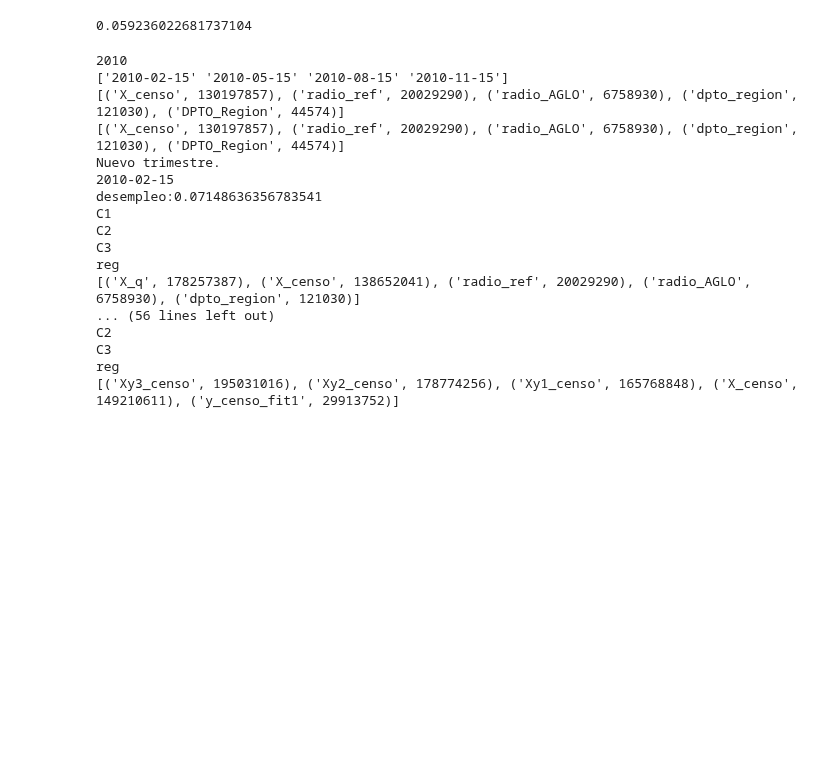
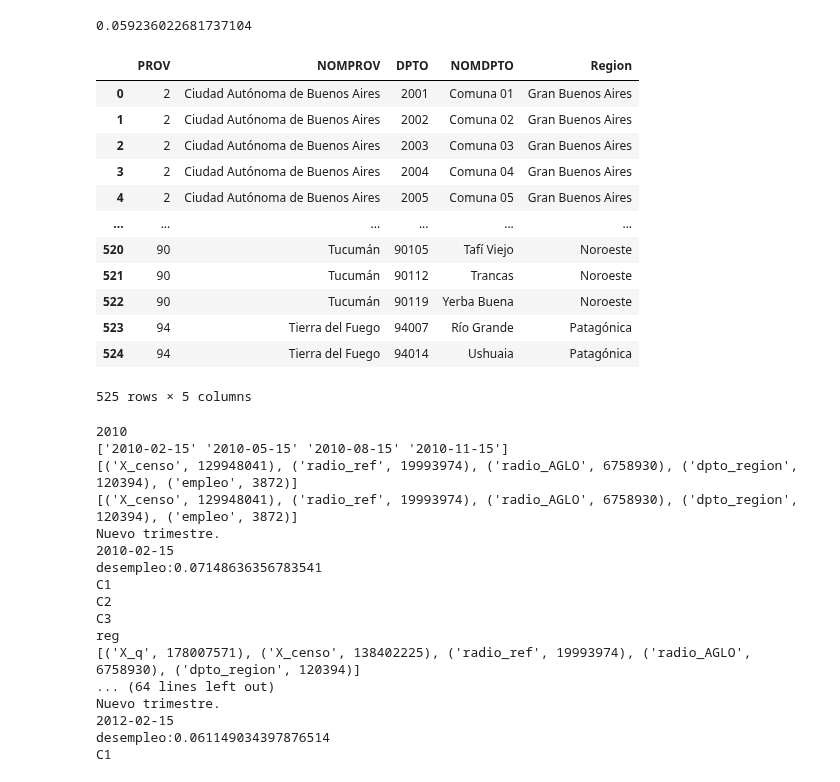
Before and after one commit to matuteiglesias/indice-pobreza-UBA, a Jupyter notebook: notebooks/02c - Predict using trained models- Empleo Trimestral.ipynb, the cells around one changed output. Saved outputs shown, nothing was run; the diff lists cells and outputs as text; code cells hidden in the pictures; blank space fills up the shorter version.

```diff
--- a/notebooks/02c - Predict using trained models- Empleo Trimestral.ipynb
+++ b/notebooks/02c - Predict using trained models- Empleo Trimestral.ipynb
@@ -219,6 +216,22 @@ Columnas ['PP07G1', 'PP07G2', 'PP07G3', 'PP07G4', 'PP07G_59', 'PP07H', 'PP07I',
 1174037/(18645609 + 1174037)
 # %% [output]
 0.059236022681737104
+# %%
+dpto_region
+# %% [output]
+|  | PROV | NOMPROV | DPTO | NOMDPTO | Region |
+| 0 | 2 | Ciudad Autónoma de Buenos Aires | 2001 | Comuna 01 | Gran Buenos Aires |
+| 1 | 2 | Ciudad Autónoma de Buenos Aires | 2002 | Comuna 02 | Gran Buenos Aires |
+| 2 | 2 | Ciudad Autónoma de Buenos Aires | 2003 | Comuna 03 | Gran Buenos Aires |
+| 3 | 2 | Ciudad Autónoma de Buenos Aires | 2004 | Comuna 04 | Gran Buenos Aires |
+| 4 | 2 | Ciudad Autónoma de Buenos Aires | 2005 | Comuna 05 | Gran Buenos Aires |
+| ... | ... | ... | ... | ... | ... |
+| 520 | 90 | Tucumán | 90105 | Tafí Viejo | Noroeste |
+| 521 | 90 | Tucumán | 90112 | Trancas | Noroeste |
+| 522 | 90 | Tucumán | 90119 | Yerba Buena | Noroeste |
+| 523 | 94 | Tierra del Fuego | 94007 | Río Grande | Patagónica |
+| 524 | 94 | Tierra del Fuego | 94014 | Ushuaia | Patagónica |
+525 rows × 5 columns
 # %%
 
 for yr in [str(s) for s in range(startyr, endyr)]:
@@ -235,7 +248,7 @@ for yr in [str(s) for s in range(startyr, endyr)]:
            'H13', 'P07', 'P08', 'P09', 'P10', 'P05']).fillna(0)
     X_censo = X_censo.rename(columns = {'IX_TOT_': 'IX_TOT'}) # temporal fix for a typo in samplear.py
 #       DPTO_Region = radio_ref[['DPTO', 'Region']].drop_duplicates()
-    X_censo = X_censo.merge(DPTO_Region)
+    X_censo = X_censo.merge(dpto_region[['DPTO', 'Region']])
 #     print(X_censo.merge(radio_ref[['RADIO_REF_ID', 'PROV']], how = 'left')['PROV'].nunique())
     X_censo = X_censo.merge(AGLO_rk[['AGLOMERADO', 'AGLO_rk']]).merge(Reg_rk[['Region', 'Reg_rk']])
 
@@ -375,8 +388,8 @@ for yr in [str(s) for s in range(startyr, endyr)]:
 # %% [output]
 2010
 ['2010-02-15' '2010-05-15' '2010-08-15' '2010-11-15']
-[('X_censo', 130197857), ('radio_ref', 20029290), ('radio_AGLO', 6758930), ('dpto_region', 121030), ('DPTO_Region', 44574)]
-[('X_censo', 130197857), ('radio_ref', 20029290), ('radio_AGLO', 6758930), ('dpto_region', 121030), ('DPTO_Region', 44574)]
+[('X_censo', 129948041), ('radio_ref', 19993974), ('radio_AGLO', 6758930), ('dpto_region', 120394), ('empleo', 3872)]
+[('X_censo', 129948041), ('radio_ref', 19993974), ('radio_AGLO', 6758930), ('dpto_region', 120394), ('empleo', 3872)]
 Nuevo trimestre.
 2010-02-15
 desempleo:0.07148636356783541
@@ -384,11 +397,11 @@ C1
 C2
 C3
 reg
-[('X_q', 178257387), ('X_censo', 138652041), ('radio_ref', 20029290), ('radio_AGLO', 6758930), ('dpto_region', 121030)]
-... (56 lines left out)
-C2
-C3
-reg
-[('Xy3_censo', 195031016), ('Xy2_censo', 178774256), ('Xy1_censo', 165768848), ('X_censo', 149210611), ('y_censo_fit1', 29913752)]
+[('X_q', 178007571), ('X_censo', 138402225), ('radio_ref', 19993974), ('radio_AGLO', 6758930), ('dpto_region', 120394)]
+... (64 lines left out)
+Nuevo trimestre.
+2012-02-15
+desempleo:0.061149034397876514
+C1
 # %%
 # data_filename4
```
Also changed, not shown: parts of 3 cells of this notebook, 2 other files.
